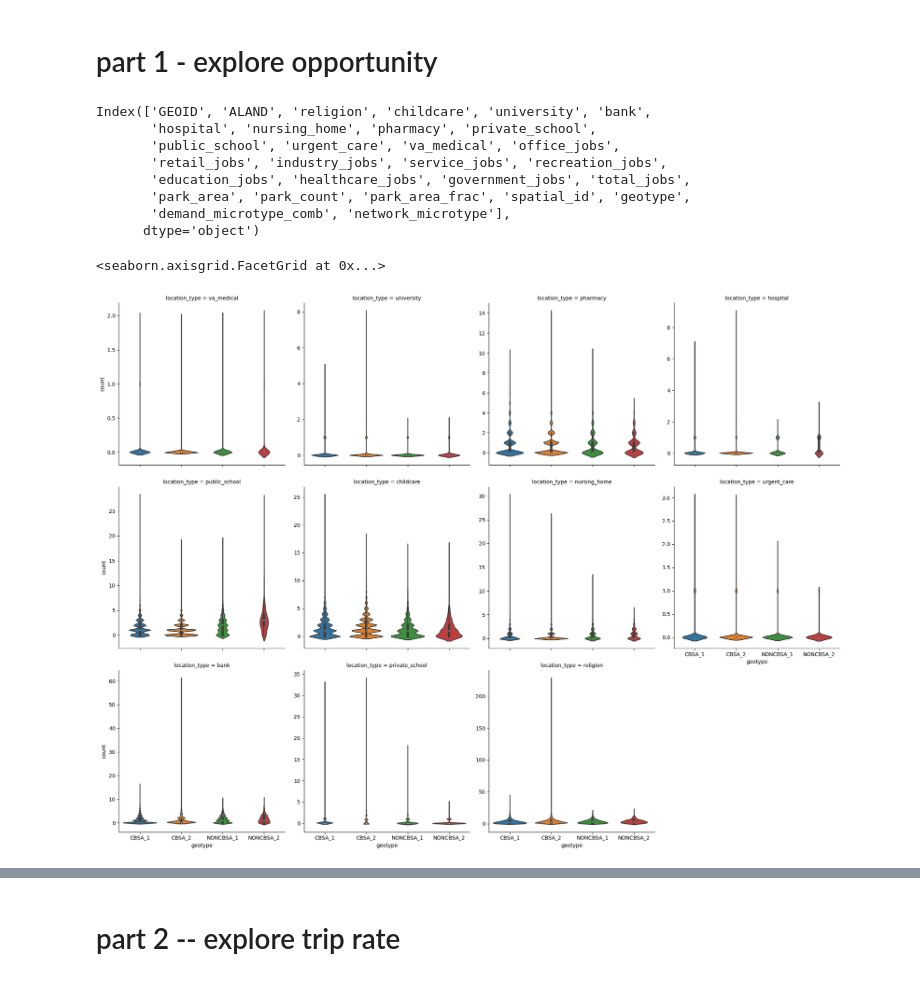
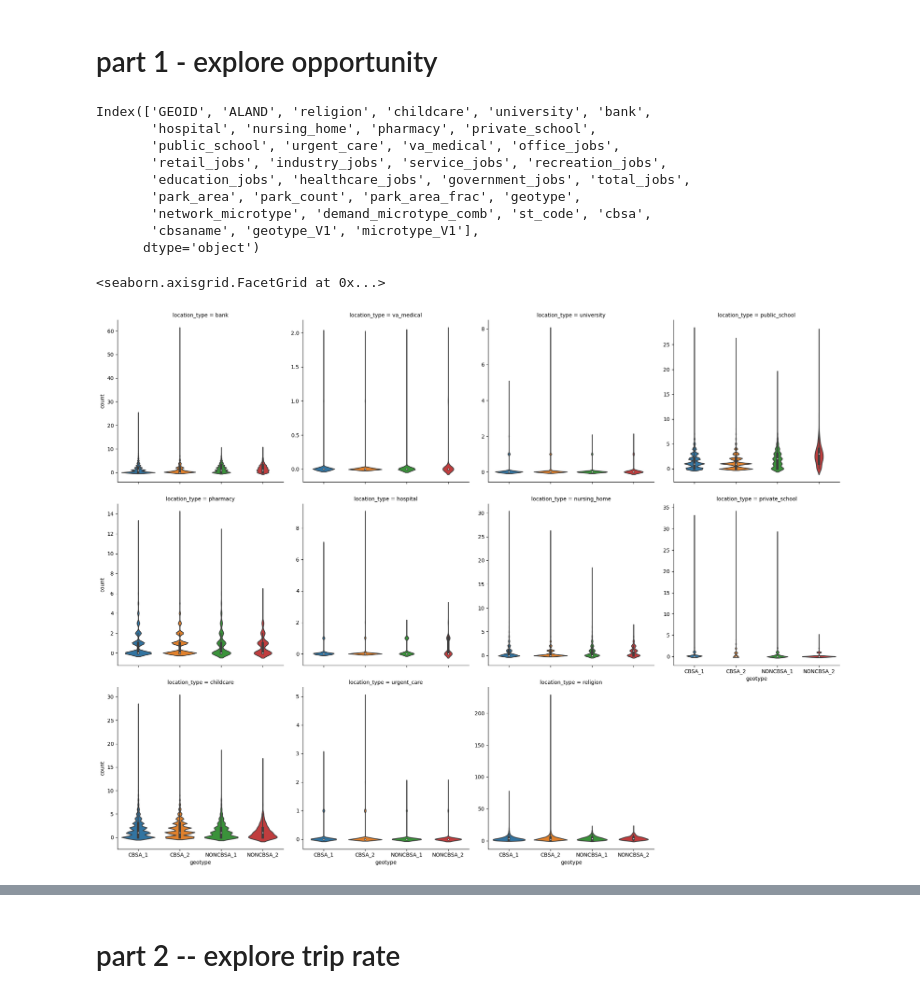
Before and after one commit to LBNL-UCB-STI/GEMS-data, a Jupyter notebook: accessibility/explore_trip_rate_and_opportunity.ipynb, the cells around one changed output, grey strips where cells are left out. Saved outputs shown, nothing was run; the diff lists cells and outputs as text; code cells hidden in the pictures.

```diff
--- a/accessibility/explore_trip_rate_and_opportunity.ipynb
+++ b/accessibility/explore_trip_rate_and_opportunity.ipynb
@@ -299,44 +299,45 @@ plt.show()
 # %% [markdown]
 # part 1 - explore opportunity
 # %%
-# explore opportunity
+# explore opportunity (using 2010 boundary)
 opportunity_and_jobs_typology = pd.merge(opportunity_and_jobs,
-                                        typology_results_2020,
+                                        typology_results_2010,
                                         on = 'GEOID', how = 'left')
 
 # opportunity_and_jobs_typology.head(5)
 print(opportunity_and_jobs_typology.columns)
 location_var = ['religion', 'childcare', 'university', 'bank',
        'hospital', 'nursing_home', 'pharmacy', 'private_school',
        'public_school', 'urgent_care', 'va_medical']
 
 job_var = ['office_jobs', 'retail_jobs', 'industry_jobs',
            'service_jobs', 'recreation_jobs',
        'education_jobs', 'healthcare_jobs', 'government_jobs']
 
 opportunity_by_location = pd.melt(opportunity_and_jobs_typology,
                                  id_vars = ['GEOID', 'geotype', 'demand_microtype_comb', 'network_microtype'],
                                  value_vars = location_var,
                                  var_name= 'location_type',
                                   value_name='count')
 
 opportunity_by_location = \
 opportunity_by_location.sort_values(by = 'geotype')
 
 sns.catplot(data = opportunity_by_location,
             x="geotype", y="count", col="location_type",
             col_wrap = 4, kind="violin", sharey = False)
 # %% [output]
 Index(['GEOID', 'ALAND', 'religion', 'childcare', 'university', 'bank',
        'hospital', 'nursing_home', 'pharmacy', 'private_school',
        'public_school', 'urgent_care', 'va_medical', 'office_jobs',
        'retail_jobs', 'industry_jobs', 'service_jobs', 'recreation_jobs',
        'education_jobs', 'healthcare_jobs', 'government_jobs', 'total_jobs',
-       'park_area', 'park_count', 'park_area_frac', 'spatial_id', 'geotype',
-       'demand_microtype_comb', 'network_microtype'],
+       'park_area', 'park_count', 'park_area_frac', 'geotype',
+       'network_microtype', 'demand_microtype_comb', 'st_code', 'cbsa',
+       'cbsaname', 'geotype_V1', 'microtype_V1'],
       dtype='object')
 <seaborn.axisgrid.FacetGrid at 0x...>
-[figure, old version]
+[figure, new version]
 # %%
 opportunity_by_location = \
 opportunity_by_location.rename(columns = {'demand_microtype_comb': 'demand_microtype'})
```
Also changed, not shown: parts of 24 cells of this notebook, 1 other file.
